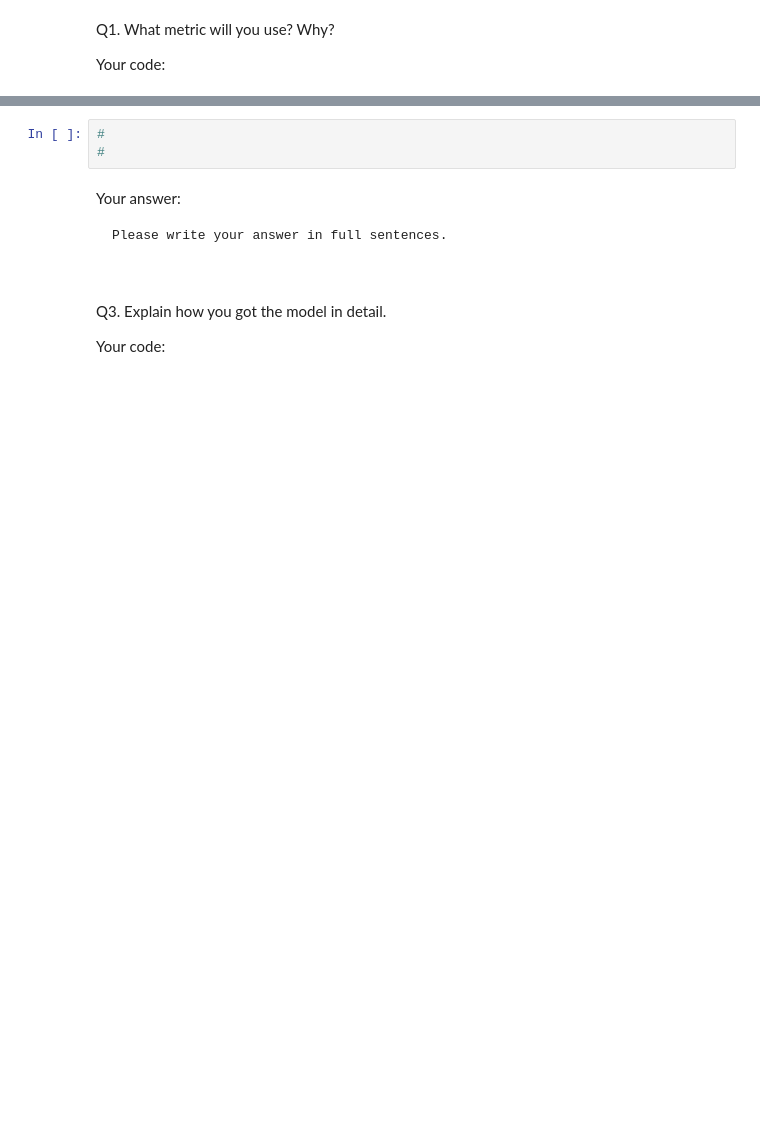
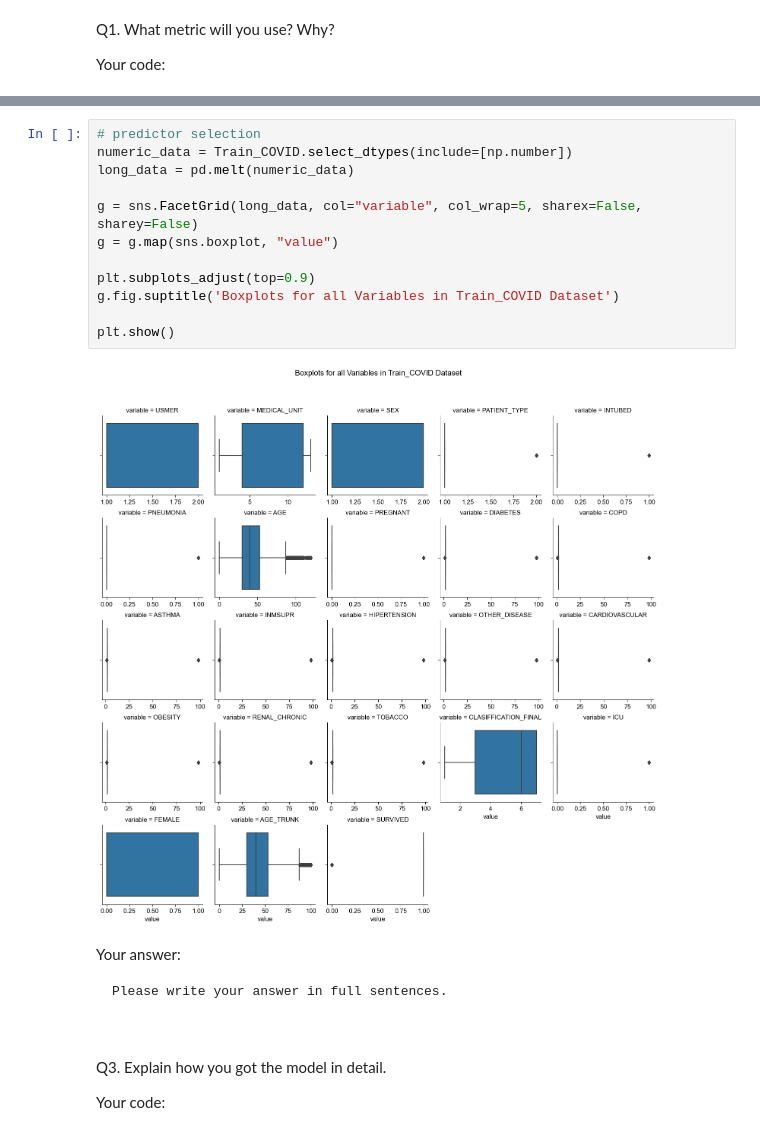
Before and after one commit to BU-MSSP-Classroom/MA679_Spring2024_03_classification-jianing724, a Jupyter notebook: Ch04_Classification_Python.ipynb, the cells around one changed output, grey strips where cells are left out. Cells and saved outputs as stored; diff of their text form; blank space fills up the shorter version.

```diff
--- a/Ch04_Classification_Python.ipynb
+++ b/Ch04_Classification_Python.ipynb
@@ -351,8 +424,19 @@ Q2. What was your best performing model?
 
 Your code:
 # %%
-#
-#
+# predictor selection
+numeric_data = Train_COVID.select_dtypes(include=[np.number])
+long_data = pd.melt(numeric_data)
+
+g = sns.FacetGrid(long_data, col="variable", col_wrap=5, sharex=False, sharey=False)
+g = g.map(sns.boxplot, "value")
+
+plt.subplots_adjust(top=0.9)
+g.fig.suptitle('Boxplots for all Variables in Train_COVID Dataset')
+
+plt.show()
+# %% [output]
+[figure, added]
 # %% [markdown]
 Your answer:
 
```
Also changed, not shown: parts of 33 cells of this notebook.
